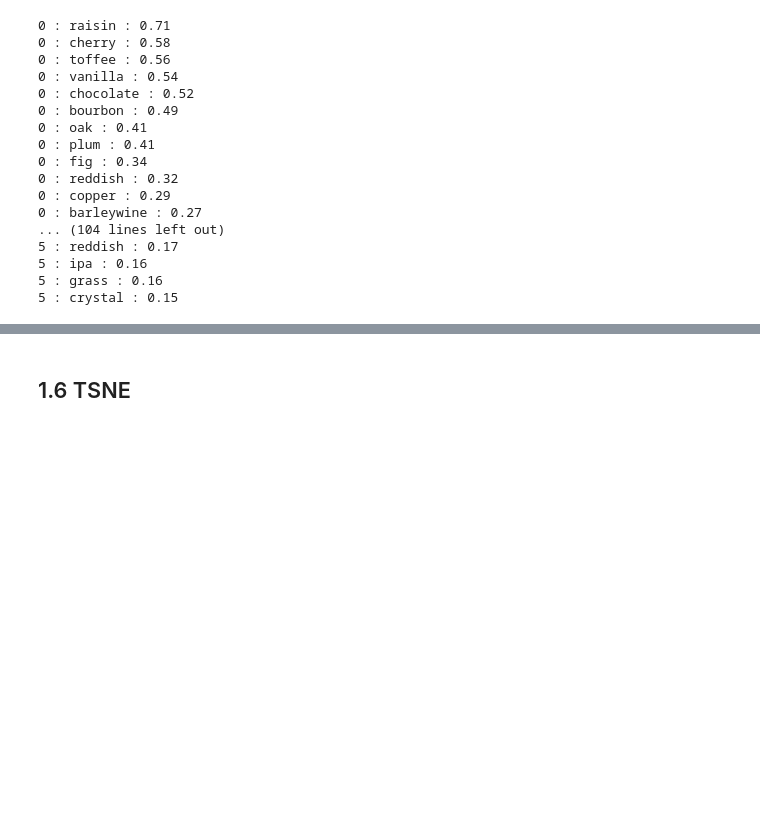
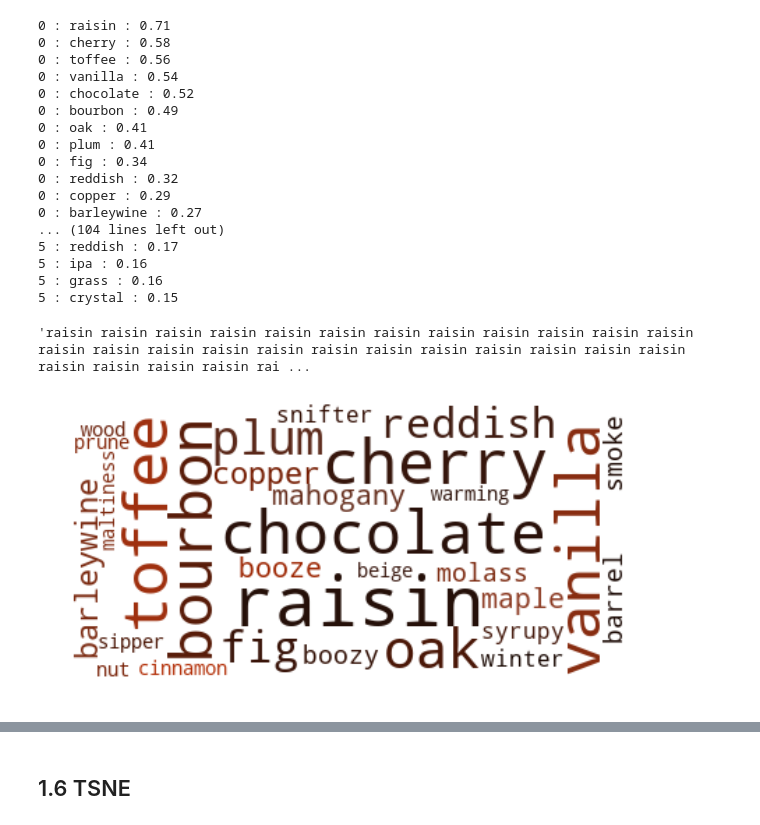
Before and after one commit to mkduchak/beerreview, a Jupyter notebook: 3_vectorizing.ipynb, the cells around one changed output, grey strips where cells are left out. Saved outputs shown, nothing was run; the diff lists cells and outputs as text; code cells hidden in the pictures; blank space fills up the shorter version.

Commit message:
added wordcloud generation and finalized tsne

```diff
--- a/3_vectorizing.ipynb
+++ b/3_vectorizing.ipynb
@@ -296,3 +309,35 @@ for index, topic in enumerate(nmf2.components_):
 5 : ipa : 0.16
 5 : grass : 0.16
 5 : crystal : 0.15
+# %%
+def makewordcloudtxt():
+    wordcloud = []
+    for index, topic in enumerate(nmf2.components_):
+        topics = topic.argsort()[:-31:-1]
+        text = []
+        for i in topics:
+            newwords = [words[i] for x in range(int(topic[i]*100))]
+            newtext = ' '.join(newwords)
+            text.append(newtext)
+        fulltext = ' '.join(text)
+        wordcloud.append(fulltext)
+    return wordcloud
+# %%
+clouds = makewordcloudtxt()
+clouds[0]
+# %% [output]
+'raisin raisin raisin raisin raisin raisin raisin raisin raisin raisin raisin raisin raisin raisin raisin raisin raisin raisin raisin raisin raisin raisin raisin raisin raisin raisin raisin raisin rai ...
+# %%
+def grey_color_func(word, font_size, position, orientation, random_state=None,
+                    **kwargs):
+    return "hsl(14, {}%, {}%)".format(random.randint(50,100),random.randint(5,35))
+# %%
+text = clouds[0]
+wordcloud = WordCloud(background_color="white", collocations=False,  max_font_size=50).generate(text)
+wordcloud.recolor(color_func=grey_color_func, random_state=3)
+plt.figure(figsize=(10, 15))
+plt.imshow(wordcloud, interpolation="bilinear")
+plt.axis("off")
+plt.show()
+# %% [output]
+[figure, added]
```
Also changed, not shown: parts of 19 cells of this notebook.
